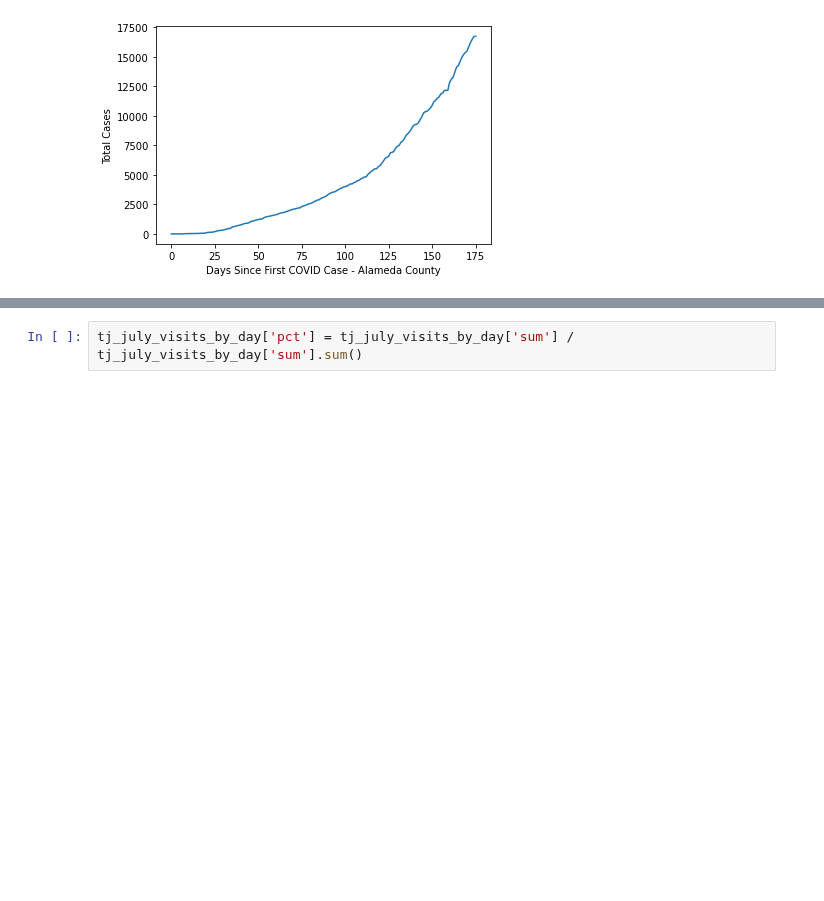
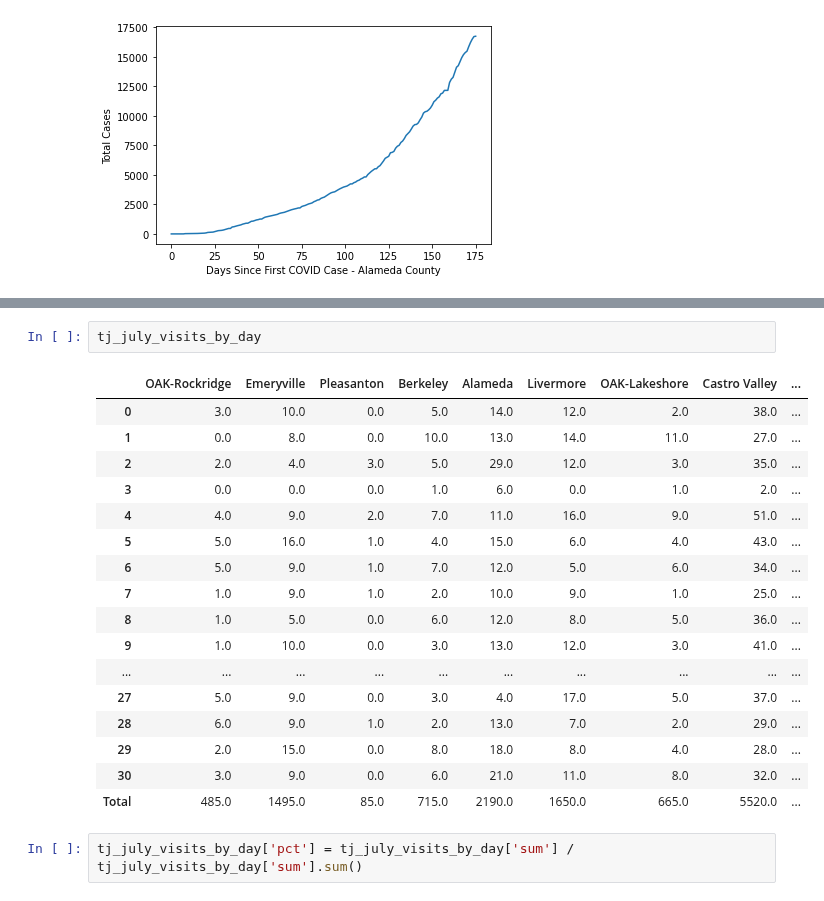
Before and after one commit to tahentx/pv_workbook, a Jupyter notebook: datascience/safegraph/alameda_county_tj.ipynb, the cells around one changed output, grey strips where cells are left out. Cells and saved outputs as stored; diff of their text form; blank space fills up the shorter version.

```diff
--- a/datascience/safegraph/alameda_county_tj.ipynb
+++ b/datascience/safegraph/alameda_county_tj.ipynb
@@ -224,3 +217,23 @@ plt.savefig('casestotal.jpg')
+# %%
+tj_july_visits_by_day
+# %% [output]
+|  | OAK-Rockridge | Emeryville | Pleasanton | Berkeley | Alameda | Livermore | OAK-Lakeshore | Castro Valley | ... |
+| 0 | 3.0 | 10.0 | 0.0 | 5.0 | 14.0 | 12.0 | 2.0 | 38.0 | ... |
+| 1 | 0.0 | 8.0 | 0.0 | 10.0 | 13.0 | 14.0 | 11.0 | 27.0 | ... |
+| 2 | 2.0 | 4.0 | 3.0 | 5.0 | 29.0 | 12.0 | 3.0 | 35.0 | ... |
+| 3 | 0.0 | 0.0 | 0.0 | 1.0 | 6.0 | 0.0 | 1.0 | 2.0 | ... |
+| 4 | 4.0 | 9.0 | 2.0 | 7.0 | 11.0 | 16.0 | 9.0 | 51.0 | ... |
+| 5 | 5.0 | 16.0 | 1.0 | 4.0 | 15.0 | 6.0 | 4.0 | 43.0 | ... |
+| 6 | 5.0 | 9.0 | 1.0 | 7.0 | 12.0 | 5.0 | 6.0 | 34.0 | ... |
+| 7 | 1.0 | 9.0 | 1.0 | 2.0 | 10.0 | 9.0 | 1.0 | 25.0 | ... |
+| 8 | 1.0 | 5.0 | 0.0 | 6.0 | 12.0 | 8.0 | 5.0 | 36.0 | ... |
+| 9 | 1.0 | 10.0 | 0.0 | 3.0 | 13.0 | 12.0 | 3.0 | 41.0 | ... |
+| ... | ... | ... | ... | ... | ... | ... | ... | ... | ... |
+| 27 | 5.0 | 9.0 | 0.0 | 3.0 | 4.0 | 17.0 | 5.0 | 37.0 | ... |
+| 28 | 6.0 | 9.0 | 1.0 | 2.0 | 13.0 | 7.0 | 2.0 | 29.0 | ... |
+| 29 | 2.0 | 15.0 | 0.0 | 8.0 | 18.0 | 8.0 | 4.0 | 28.0 | ... |
+| 30 | 3.0 | 9.0 | 0.0 | 6.0 | 21.0 | 11.0 | 8.0 | 32.0 | ... |
+| Total | 485.0 | 1495.0 | 85.0 | 715.0 | 2190.0 | 1650.0 | 665.0 | 5520.0 | ... |
 # %%
 tj_july_visits_by_day['pct'] = tj_july_visits_by_day['sum'] / tj_july_visits_by_day['sum'].sum()
 # %%
```
Also changed, not shown: parts of 6 cells of this notebook.
